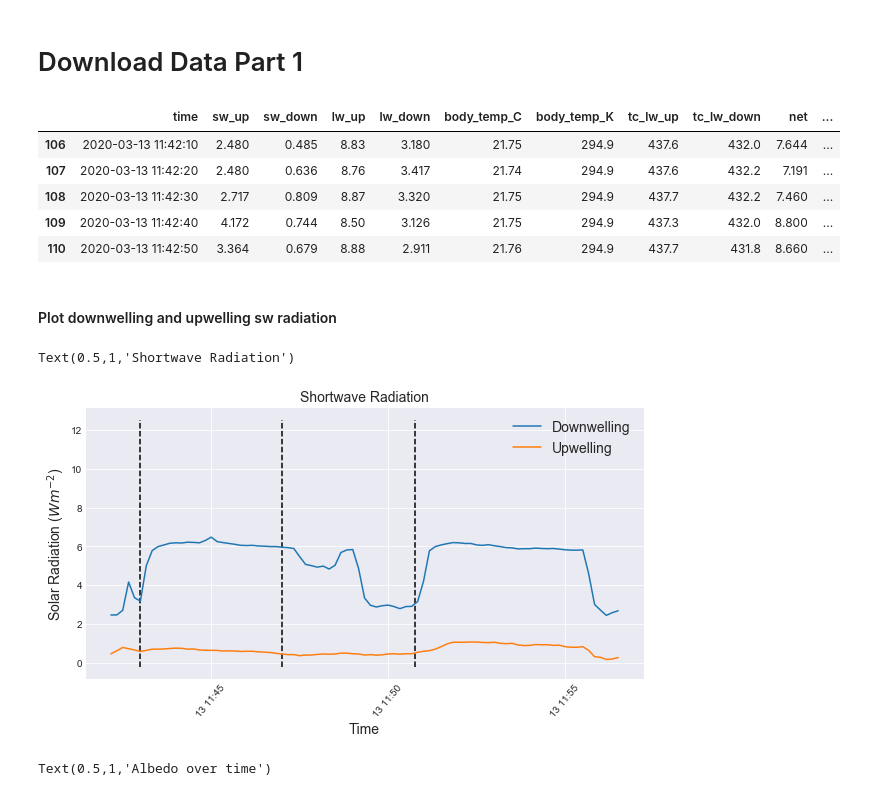
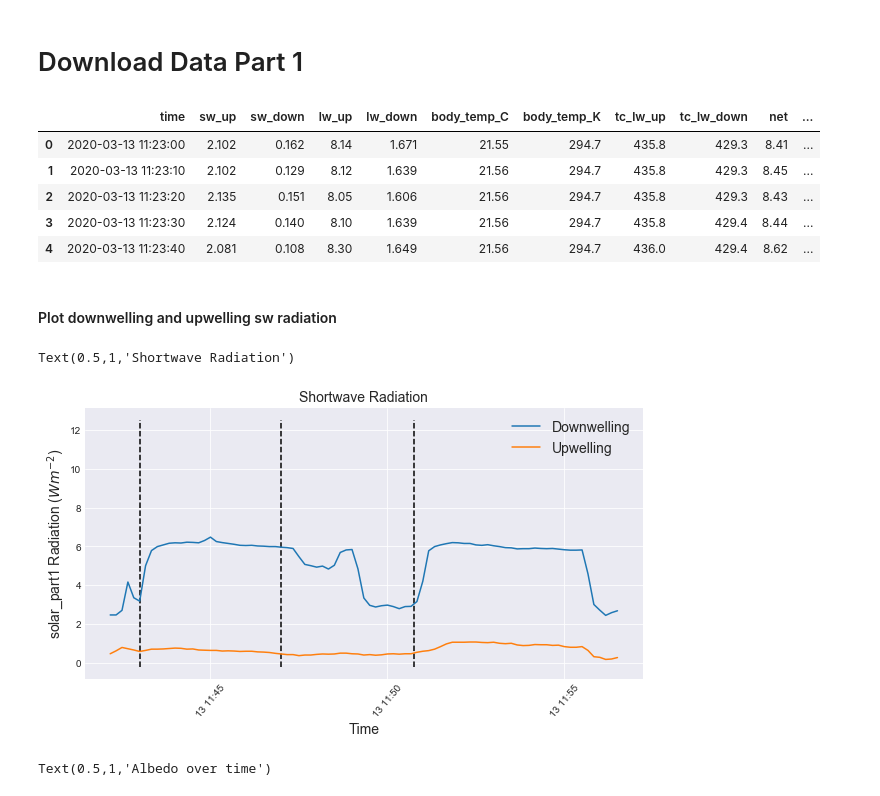
Before and after one commit to Pearl-Ayem/a303_course_work, a Jupyter notebook: Lab 9/Lab 9 Analysis.ipynb, the cells around one changed output. Saved outputs shown, nothing was run; the diff lists cells and outputs as text; code cells hidden in the pictures.

```diff
--- a/Lab 9/Lab 9 Analysis.ipynb
+++ b/Lab 9/Lab 9 Analysis.ipynb
@@ -20,33 +20,38 @@ solar = pd.read_csv('deere_CR3000_CNR1.csv',header=3,names=col_names,usecols=col
 start_date = pd.Timestamp(2020,3,13,11,42,0)
 end_date = pd.Timestamp(2020,3,13,11,56,30)
 mask1 = (solar['time'] > start_date) & (solar['time'] <= end_date)
-solar = solar.loc[mask1]
+solar_part1 = solar.loc[mask1]
+
+start_date = pd.Timestamp(2020,3,13,12,0,0)
+end_date = pd.Timestamp(2020,3,13,12,9,30)
+mask2 = (solar['time'] > start_date) & (solar['time'] <= end_date)
+solar_part2 = solar.loc[mask2]
 solar.head()
 # %% [output]
 |  | time | sw_up | sw_down | lw_up | lw_down | body_temp_C | body_temp_K | tc_lw_up | tc_lw_down | net | ... |
-| 106 | 2020-03-13 11:42:10 | 2.480 | 0.485 | 8.83 | 3.180 | 21.75 | 294.9 | 437.6 | 432.0 | 7.644 | ... |
-| 107 | 2020-03-13 11:42:20 | 2.480 | 0.636 | 8.76 | 3.417 | 21.74 | 294.9 | 437.6 | 432.2 | 7.191 | ... |
-| 108 | 2020-03-13 11:42:30 | 2.717 | 0.809 | 8.87 | 3.320 | 21.75 | 294.9 | 437.7 | 432.2 | 7.460 | ... |
-| 109 | 2020-03-13 11:42:40 | 4.172 | 0.744 | 8.50 | 3.126 | 21.75 | 294.9 | 437.3 | 432.0 | 8.800 | ... |
-| 110 | 2020-03-13 11:42:50 | 3.364 | 0.679 | 8.88 | 2.911 | 21.76 | 294.9 | 437.7 | 431.8 | 8.660 | ... |
+| 0 | 2020-03-13 11:23:00 | 2.102 | 0.162 | 8.14 | 1.671 | 21.55 | 294.7 | 435.8 | 429.3 | 8.41 | ... |
+| 1 | 2020-03-13 11:23:10 | 2.102 | 0.129 | 8.12 | 1.639 | 21.56 | 294.7 | 435.8 | 429.3 | 8.45 | ... |
+| 2 | 2020-03-13 11:23:20 | 2.135 | 0.151 | 8.05 | 1.606 | 21.56 | 294.7 | 435.8 | 429.3 | 8.43 | ... |
+| 3 | 2020-03-13 11:23:30 | 2.124 | 0.140 | 8.10 | 1.639 | 21.56 | 294.7 | 435.8 | 429.4 | 8.44 | ... |
+| 4 | 2020-03-13 11:23:40 | 2.081 | 0.108 | 8.30 | 1.649 | 21.56 | 294.7 | 436.0 | 429.4 | 8.62 | ... |
 # %% [markdown]
 #### Plot downwelling and upwelling sw radiation
 # %%
 plt.figure(figsize=(10,5))
-plt.plot(solar['time'],solar['sw_up'])
-plt.plot(solar['time'],solar['sw_down'])
+plt.plot(solar_part1['time'],solar_part1['sw_up'])
+plt.plot(solar_part1['time'],solar_part1['sw_down'])
 
 speed_times=[pd.Timestamp(2020,3,13,11,43,0),pd.Timestamp(2020,3,13,11,47,0),
              pd.Timestamp(2020,3,13,11,50,45)]
 
 plt.vlines(speed_times,-0.2,12.5,linestyle = '--')
 plt.legend(['Downwelling','Upwelling'],fontsize=14)
 plt.xticks(rotation=50)
 plt.grid(True)
-plt.ylabel('Solar Radiation ($W m^{-2}$)',fontsize=14)
+plt.ylabel('solar_part1 Radiation ($W m^{-2}$)',fontsize=14)
 plt.xlabel('Time',fontsize=14)
 plt.title('Shortwave Radiation',fontsize=14)
 # %% [output]
 Text(0.5,1,'Shortwave Radiation')
-[figure, old version]
+[figure, new version]
 # %%
```
Also changed, not shown: parts of 9 cells of this notebook.
